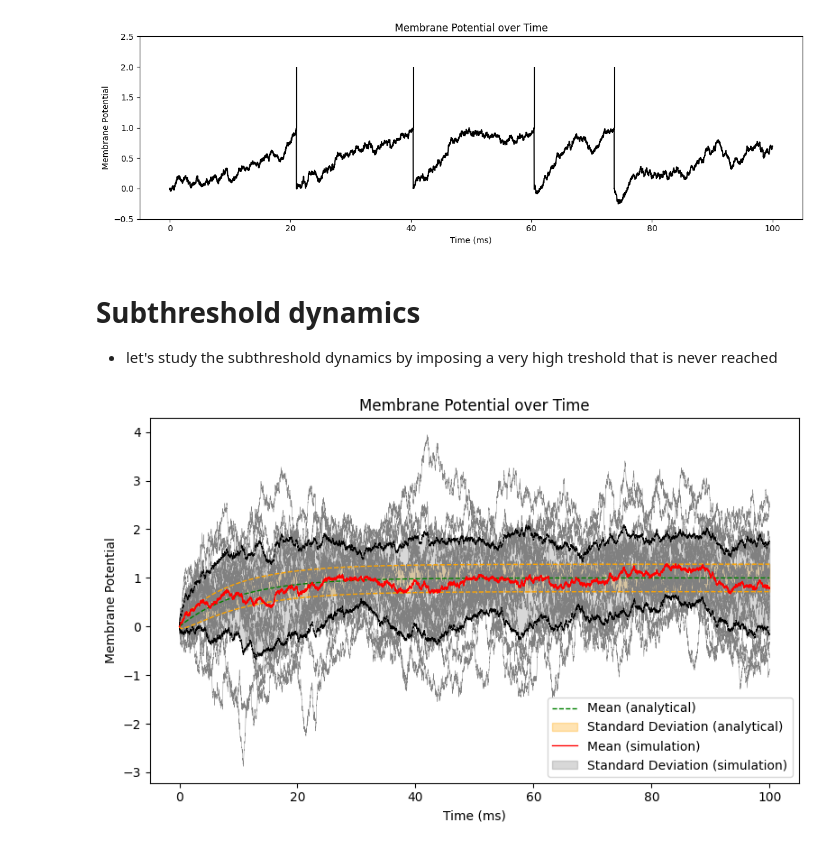
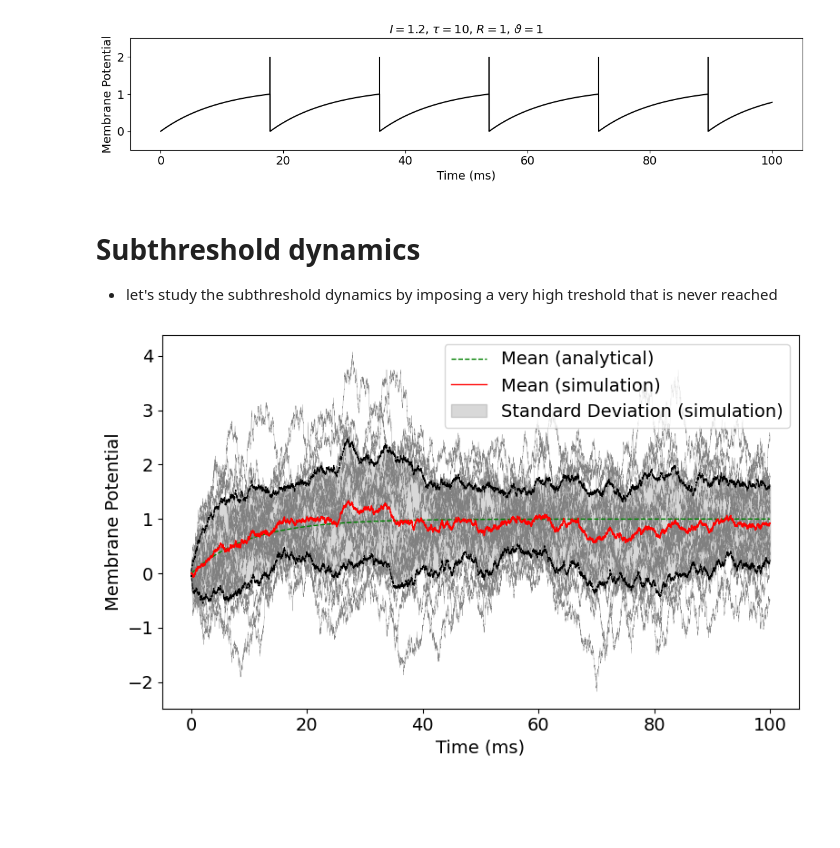
Before and after one commit to zaffo1/Noisy_Neurons, a Jupyter notebook: NoisyNeuron.ipynb, the cells around one changed output. Cells and saved outputs as stored; diff of their text form; code cells hidden in the pictures; blank space fills up the shorter version.

```diff
--- a/NoisyNeuron.ipynb
+++ b/NoisyNeuron.ipynb
@@ -1 +1,17 @@
+# %%
+import numpy as np
+import matplotlib.pyplot as plt
+
+SMALL_SIZE = 12
+MEDIUM_SIZE = 14
+BIGGER_SIZE = 18
+
+plt.rc('font', size=SMALL_SIZE)          # controls default text sizes
+plt.rc('axes', titlesize=SMALL_SIZE)     # fontsize of the axes title
+plt.rc('axes', labelsize=MEDIUM_SIZE)    # fontsize of the x and y labels
+plt.rc('xtick', labelsize=MEDIUM_SIZE)   # fontsize of the tick labels
+plt.rc('ytick', labelsize=MEDIUM_SIZE)   # fontsize of the tick labels
+plt.rc('legend', fontsize=MEDIUM_SIZE)    # legend fontsize
+plt.rc('axes', titlesize=MEDIUM_SIZE)    # fontsize of the figure suptitle
+plt.rc('figure', titlesize=BIGGER_SIZE)  # fontsize of the figure title
 # %%
@@ -39,27 +53,29 @@ def simulate_neuron(I, tau, R, threshold, sigma, dt=0.01, duration=10):
 # %%
 # Simulation parameters
 tau = 10  # Membrane time constant (ms)
 R = 1     # Membrane resistance
 threshold = 1  # Firing threshold
-sigma = 0.1  # Amplitude of the noise (in units of voltage)
+sigma = 0  # Amplitude of the noise (in units of voltage)
 dt = 0.01 # Time step (ms)
 duration = 100  # Duration of simulation (ms)
-I = 1  # Input current (arbitrary units)
+I = 1.2  # Input current (arbitrary units)
 
 spikes, voltages = simulate_neuron(I, tau, R, threshold, sigma, dt, duration)
 
-plt.figure(figsize=(12, 4))
+plt.figure(figsize=(12, 3))
 plt.vlines(spikes, ymin=1, ymax=2, colors='black', linestyles='-')
 plt.plot(np.arange(0, duration, dt), voltages, color='black')
 plt.xlabel('Time (ms)')
 plt.ylabel('Membrane Potential')
+plt.title(f'$I={I}$, $\\tau={tau}$, $R={R}$, $\\vartheta={threshold}$ ')
 plt.ylim(-0.5, 2.5)
-plt.title('Membrane Potential over Time')
+#plt.title('Membrane Potential over Time')
 
 plt.tight_layout()
+plt.savefig('u_deterministic.png')
 plt.show()
 # %% [output]
-[figure, old version]
+[figure, new version]
 # %% [markdown]
 # Subthreshold dynamics
 - let's study the subthreshold dynamics by imposing a very high treshold that is never reached
@@ -85,7 +101,7 @@ trials = np.stack(list)
 
 plt.figure(figsize=(8, 5))
 for i in range(N_trials):
-    plt.plot(np.arange(0, duration, dt), trials[i], color='grey', linewidth=0.3)
+    plt.plot(np.arange(0, duration, dt), trials[i], color='grey', linewidth=0.2)
 
 mean = np.mean(trials, axis=0)
 sd = np.std(trials, axis=0)
@@ -99,22 +115,23 @@ u0 = uinf*(1-np.exp(-t/tau))
 plt.plot(np.arange(0, duration, dt), u0, color='green', linestyle='dashed',  linewidth=1, label='Mean (analytical)')
 
 variance=0.5*sigma**2*(1-np.exp(-2*t/tau))
-plt.plot(np.arange(0, duration, dt), u0+np.sqrt(variance), color='orange', linestyle='dashed',  linewidth=1)
-plt.plot(np.arange(0, duration, dt), u0-np.sqrt(variance), color='orange', linestyle='dashed',  linewidth=1)
-plt.fill_between(t, u0-np.sqrt(variance), u0+np.sqrt(variance), color='orange', alpha=0.3, label='Standard Deviation (analytical)')
+#plt.plot(np.arange(0, duration, dt), u0+np.sqrt(variance), color='orange', linestyle='dashed',  linewidth=1)
+#plt.plot(np.arange(0, duration, dt), u0-np.sqrt(variance), color='orange', linestyle='dashed',  linewidth=1)
+#plt.fill_between(t, u0-np.sqrt(variance), u0+np.sqrt(variance), color='orange', alpha=0.3, label='Standard Deviation (analytical)')
 
 
 plt.plot(t, mean, color='red', linewidth=1, label= 'Mean (simulation)')
 plt.plot(t, mean+sd, color='black', linestyle='dashed',  linewidth=0.8)
 plt.plot(t, mean-sd, color='black', linestyle='dashed',  linewidth=0.8)
-plt.fill_between(t, mean - sd, mean + sd, color='gray', alpha=0.3, label='Standard Deviation (simulation)')
+plt.fill_between(t, mean - sd, mean + sd, color='grey', alpha=0.3, label='Standard Deviation (simulation)')
 
 
 plt.xlabel('Time (ms)')
 plt.ylabel('Membrane Potential')
-plt.title('Membrane Potential over Time')
+#plt.title('Membrane Potential over Time')
 plt.legend()
 plt.tight_layout()
+plt.savefig('u_multiple_simulations.png')
 plt.show()
 # %% [output]
-[figure, old version]
+[figure, new version]
```
Also changed, not shown: parts of 1 cell of this notebook, 8 other files.
